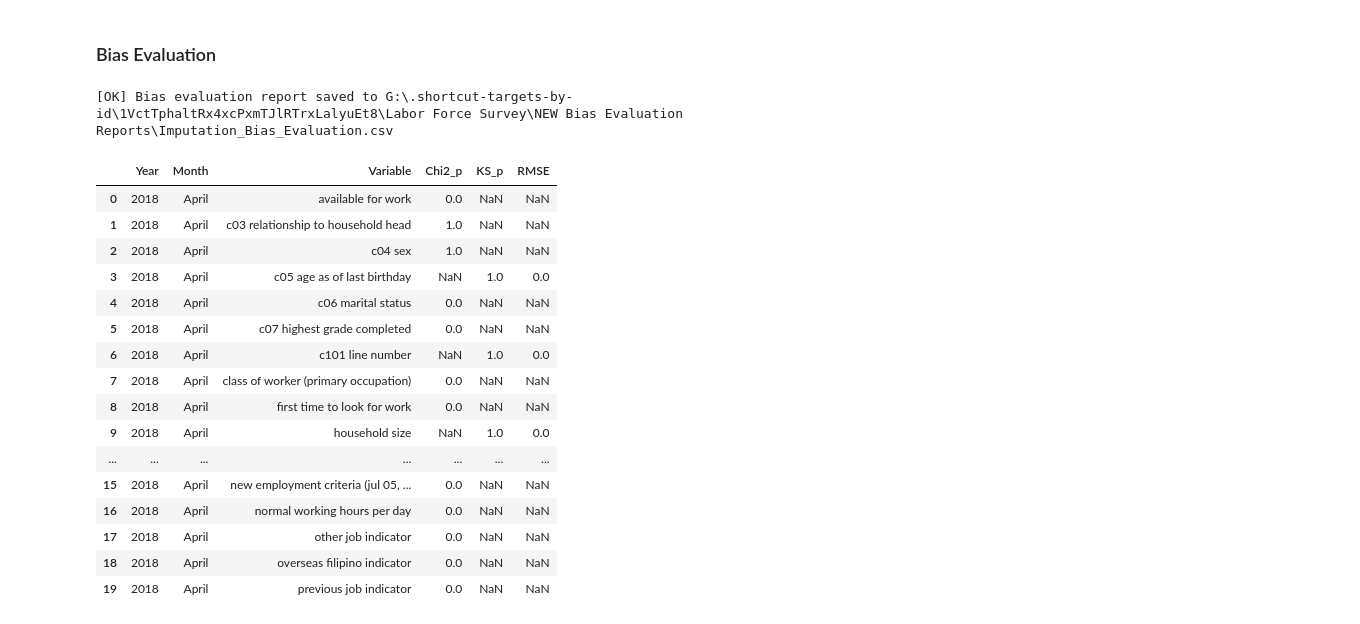
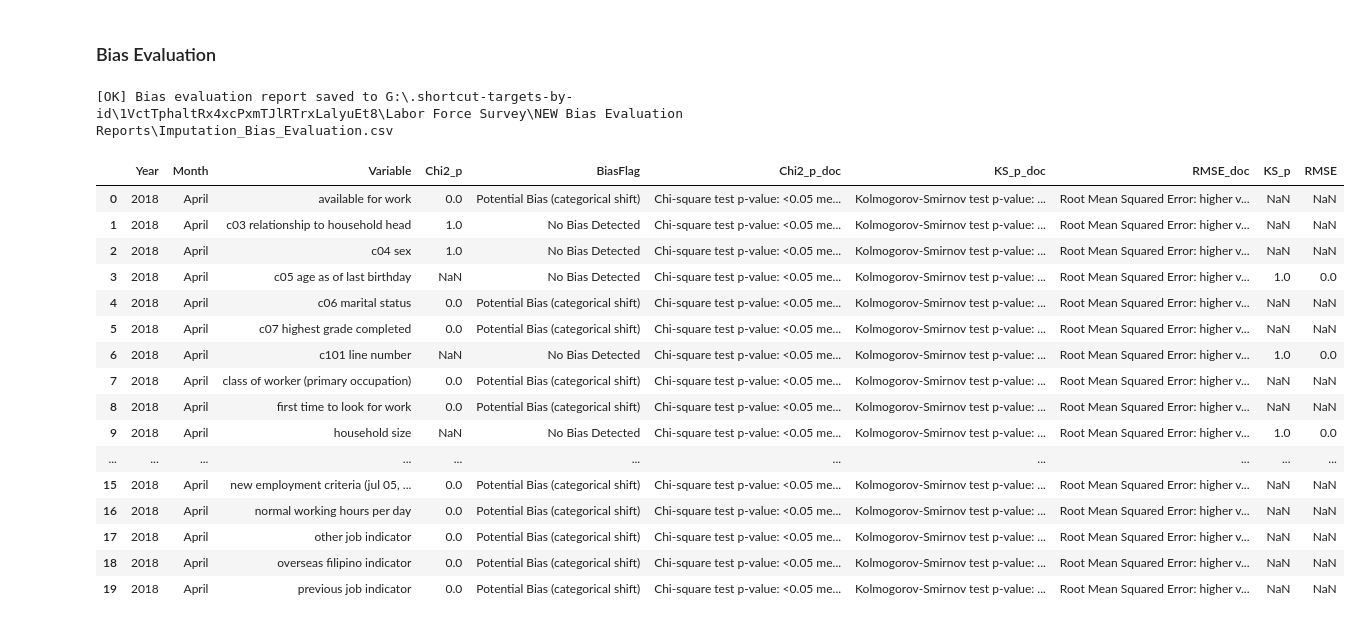
Before and after one commit to clemweb3/Preprocessing, a Jupyter notebook: Notebooks/09_Imputation.ipynb, the cells around one changed output. Cells and saved outputs as stored; diff of their text form; code cells hidden in the pictures.

Commit message:
bias flags added for bias evaluation section in imputation notebook.

```diff
--- a/Notebooks/09_Imputation.ipynb
+++ b/Notebooks/09_Imputation.ipynb
@@ -557,7 +557,7 @@ print(year_summary)
 ### Bias Evaluation
 # %%
 # ============================================================
-# Bias Evaluation of Imputation
+# Bias Evaluation of Imputation (with BiasFlag + Documentation)
 # ============================================================
 
 import os
@@ -571,7 +571,7 @@ RENAMED_ROOT = BASE_PATH / "NEW Renamed Fully Decoded Surveys"
 IMPUTED_ROOT = BASE_PATH / "Imputed Data for Analysis"
 CONSISTENCY_ROOT = BASE_PATH / "NEW Variable Consistency Check"
 BIAS_ROOT = BASE_PATH / "NEW Bias Evaluation Reports"
-os.makedirs(BIAS_ROOT, exist_ok=True)   # auto-create if missing
+os.makedirs(BIAS_ROOT, exist_ok=True)
 
 # --- Load consistent variables ---
 consistency_df = pd.read_csv(CONSISTENCY_ROOT / "consistency_profile.csv")
@@ -592,7 +592,7 @@ consistent_vars_norm = [normalize_name(v) for v in consistent_vars]
 
 # --- Bias evaluation helpers ---
 def evaluate_numeric_bias(raw, imp):
-    """Compare numeric distributions using KS test + RMSE."""
+    """Numeric bias check: KS test (distribution similarity) + RMSE (value closeness)."""
     raw_clean = pd.to_numeric(raw, errors="coerce").dropna()
     imp_clean = pd.to_numeric(imp, errors="coerce").dropna()
     if len(raw_clean) == 0 or len(imp_clean) == 0:
@@ -602,7 +602,7 @@ def evaluate_numeric_bias(raw, imp):
     return {"KS_p": ks_p, "RMSE": rmse}
 
 def evaluate_categorical_bias(raw, imp):
-    """Compare categorical distributions using Chi-square test."""
+    """Categorical bias check: Chi-square test comparing distributions."""
     raw_counts = raw.value_counts()
     imp_counts = imp.value_counts()
     all_cats = set(raw_counts.index).union(set(imp_counts.index))
@@ -613,6 +613,33 @@ def evaluate_categorical_bias(raw, imp):
     except:
         p = np.nan
     return {"Chi2_p": p}
+
+# --- Bias flagging logic ---
+def flag_bias(row):
+    """
+    Interpret metrics:
+    - Chi2_p < 0.05 → categorical distribution shift (bias risk).
+    - KS_p < 0.05 or RMSE > 0.5 → numeric distribution shift (bias risk).
+    """
+    if not pd.isna(row.get("Chi2_p")):
+        if row["Chi2_p"] < 0.05:
+            return "Potential Bias (categorical shift)"
+        else:
+            return "No Bias Detected"
+    elif not pd.isna(row.get("KS_p")):
+        if row["KS_p"] < 0.05 or (not pd.isna(row.get("RMSE")) and row["RMSE"] > 0.5):
+            return "Potential Bias (numeric shift)"
+        else:
+            return "No Bias Detected"
+    else:
+        return "Not Evaluated"
+
+# --- Documentation for metrics ---
+METRIC_DOC = {
+    "Chi2_p": "Chi-square test p-value: <0.05 means categorical distribution changed after imputation.",
+    "KS_p": "Kolmogorov-Smirnov test p-value: <0.05 means numeric distribution changed after imputation.",
+    "RMSE": "Root Mean Squared Error: higher values mean imputed values deviate from observed distribution."
+}
 
 # --- Evaluation loop ---
 results = []
@@ -634,49 +661,55 @@ for year in os.listdir(RENAMED_ROOT):
         # Normalize column names
         raw_df.columns = [normalize_name(c) for c in raw_df.columns]
         imp_df.columns = [normalize_name(c) for c in imp_df.columns]
 
         for var in consistent_vars_norm:
             if var not in raw_df.columns or var not in imp_df.columns:
                 continue
 
             raw_col = raw_df[var].dropna()
             imp_col = imp_df[var].dropna()
 
             if pd.api.types.is_numeric_dtype(raw_df[var]):
                 metrics = evaluate_numeric_bias(raw_col, imp_col)
             else:
                 metrics = evaluate_categorical_bias(raw_col, imp_col)
 
-            results.append({
+            row = {
                 "Year": year,
                 "Month": month,
                 "Variable": var,
                 **metrics
-            })
+            }
+            row["BiasFlag"] = flag_bias(row)
+            # Attach documentation strings
+            row["Chi2_p_doc"] = METRIC_DOC["Chi2_p"]
+            row["KS_p_doc"] = METRIC_DOC["KS_p"]
+            row["RMSE_doc"] = METRIC_DOC["RMSE"]
+            results.append(row)
 
 # --- Save consolidated evaluation report ---
 eval_df = pd.DataFrame(results)
 eval_out = BIAS_ROOT / "Imputation_Bias_Evaluation.csv"
 eval_df.to_csv(eval_out, index=False)
 
 print(f"[OK] Bias evaluation report saved to {eval_out}")
 display(eval_df.head(20))
 # %% [output]
 [OK] Bias evaluation report saved to G:\.shortcut-targets-by-id\1VctTphaltRx4xcPxmTJlRTrxLalyuEt8\Labor Force Survey\NEW Bias Evaluation Reports\Imputation_Bias_Evaluation.csv
-|  | Year | Month | Variable | Chi2_p | KS_p | RMSE |
-| 0 | 2018 | April | available for work | 0.0 | NaN | NaN |
-| 1 | 2018 | April | c03 relationship to household head | 1.0 | NaN | NaN |
-| 2 | 2018 | April | c04 sex | 1.0 | NaN | NaN |
-| 3 | 2018 | April | c05 age as of last birthday | NaN | 1.0 | 0.0 |
-| 4 | 2018 | April | c06 marital status | 0.0 | NaN | NaN |
-| 5 | 2018 | April | c07 highest grade completed | 0.0 | NaN | NaN |
-| 6 | 2018 | April | c101 line number | NaN | 1.0 | 0.0 |
-| 7 | 2018 | April | class of worker (primary occupation) | 0.0 | NaN | NaN |
-| 8 | 2018 | April | first time to look for work | 0.0 | NaN | NaN |
-| 9 | 2018 | April | household size | NaN | 1.0 | 0.0 |
-| ... | ... | ... | ... | ... | ... | ... |
-| 15 | 2018 | April | new employment criteria (jul 05, ... | 0.0 | NaN | NaN |
-| 16 | 2018 | April | normal working hours per day | 0.0 | NaN | NaN |
-| 17 | 2018 | April | other job indicator | 0.0 | NaN | NaN |
-| 18 | 2018 | April | overseas filipino indicator | 0.0 | NaN | NaN |
-| 19 | 2018 | April | previous job indicator | 0.0 | NaN | NaN |
+|  | Year | Month | Variable | Chi2_p | BiasFlag | Chi2_p_doc | KS_p_doc | RMSE_doc | KS_p | RMSE |
+| 0 | 2018 | April | available for work | 0.0 | Potential Bias (categorical shift) | Chi-square test p-value: <0.05 me... | Kolmogorov-Smirnov test p-value: ... | Root Mean Squared Error: higher v... | NaN | NaN |
+| 1 | 2018 | April | c03 relationship to household head | 1.0 | No Bias Detected | Chi-square test p-value: <0.05 me... | Kolmogorov-Smirnov test p-value: ... | Root Mean Squared Error: higher v... | NaN | NaN |
+| 2 | 2018 | April | c04 sex | 1.0 | No Bias Detected | Chi-square test p-value: <0.05 me... | Kolmogorov-Smirnov test p-value: ... | Root Mean Squared Error: higher v... | NaN | NaN |
+| 3 | 2018 | April | c05 age as of last birthday | NaN | No Bias Detected | Chi-square test p-value: <0.05 me... | Kolmogorov-Smirnov test p-value: ... | Root Mean Squared Error: higher v... | 1.0 | 0.0 |
+| 4 | 2018 | April | c06 marital status | 0.0 | Potential Bias (categorical shift) | Chi-square test p-value: <0.05 me... | Kolmogorov-Smirnov test p-value: ... | Root Mean Squared Error: higher v... | NaN | NaN |
+| 5 | 2018 | April | c07 highest grade completed | 0.0 | Potential Bias (categorical shift) | Chi-square test p-value: <0.05 me... | Kolmogorov-Smirnov test p-value: ... | Root Mean Squared Error: higher v... | NaN | NaN |
+| 6 | 2018 | April | c101 line number | NaN | No Bias Detected | Chi-square test p-value: <0.05 me... | Kolmogorov-Smirnov test p-value: ... | Root Mean Squared Error: higher v... | 1.0 | 0.0 |
+| 7 | 2018 | April | class of worker (primary occupation) | 0.0 | Potential Bias (categorical shift) | Chi-square test p-value: <0.05 me... | Kolmogorov-Smirnov test p-value: ... | Root Mean Squared Error: higher v... | NaN | NaN |
+| 8 | 2018 | April | first time to look for work | 0.0 | Potential Bias (categorical shift) | Chi-square test p-value: <0.05 me... | Kolmogorov-Smirnov test p-value: ... | Root Mean Squared Error: higher v... | NaN | NaN |
+| 9 | 2018 | April | household size | NaN | No Bias Detected | Chi-square test p-value: <0.05 me... | Kolmogorov-Smirnov test p-value: ... | Root Mean Squared Error: higher v... | 1.0 | 0.0 |
+| ... | ... | ... | ... | ... | ... | ... | ... | ... | ... | ... |
+| 15 | 2018 | April | new employment criteria (jul 05, ... | 0.0 | Potential Bias (categorical shift) | Chi-square test p-value: <0.05 me... | Kolmogorov-Smirnov test p-value: ... | Root Mean Squared Error: higher v... | NaN | NaN |
+| 16 | 2018 | April | normal working hours per day | 0.0 | Potential Bias (categorical shift) | Chi-square test p-value: <0.05 me... | Kolmogorov-Smirnov test p-value: ... | Root Mean Squared Error: higher v... | NaN | NaN |
+| 17 | 2018 | April | other job indicator | 0.0 | Potential Bias (categorical shift) | Chi-square test p-value: <0.05 me... | Kolmogorov-Smirnov test p-value: ... | Root Mean Squared Error: higher v... | NaN | NaN |
+| 18 | 2018 | April | overseas filipino indicator | 0.0 | Potential Bias (categorical shift) | Chi-square test p-value: <0.05 me... | Kolmogorov-Smirnov test p-value: ... | Root Mean Squared Error: higher v... | NaN | NaN |
+| 19 | 2018 | April | previous job indicator | 0.0 | Potential Bias (categorical shift) | Chi-square test p-value: <0.05 me... | Kolmogorov-Smirnov test p-value: ... | Root Mean Squared Error: higher v... | NaN | NaN |
```
Also changed, not shown: parts of 1 cell of this notebook.
